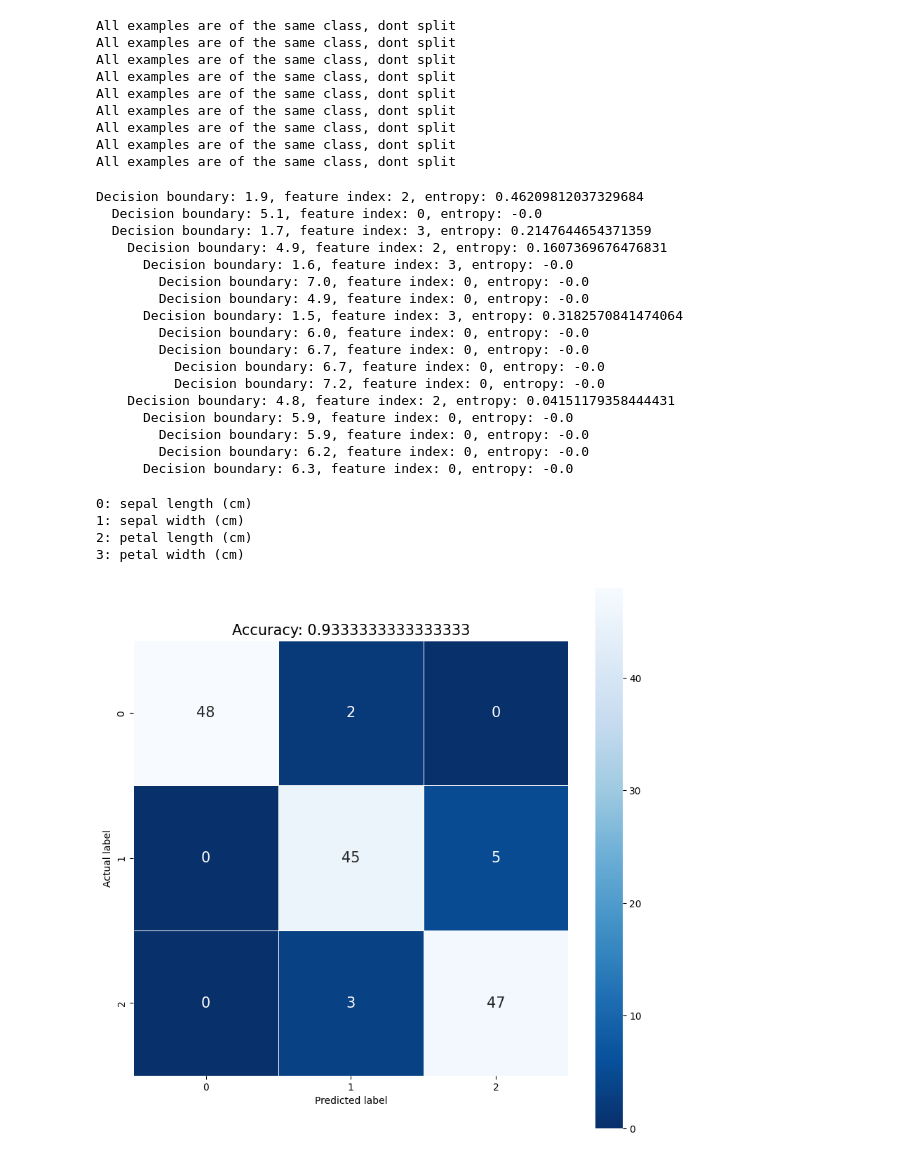
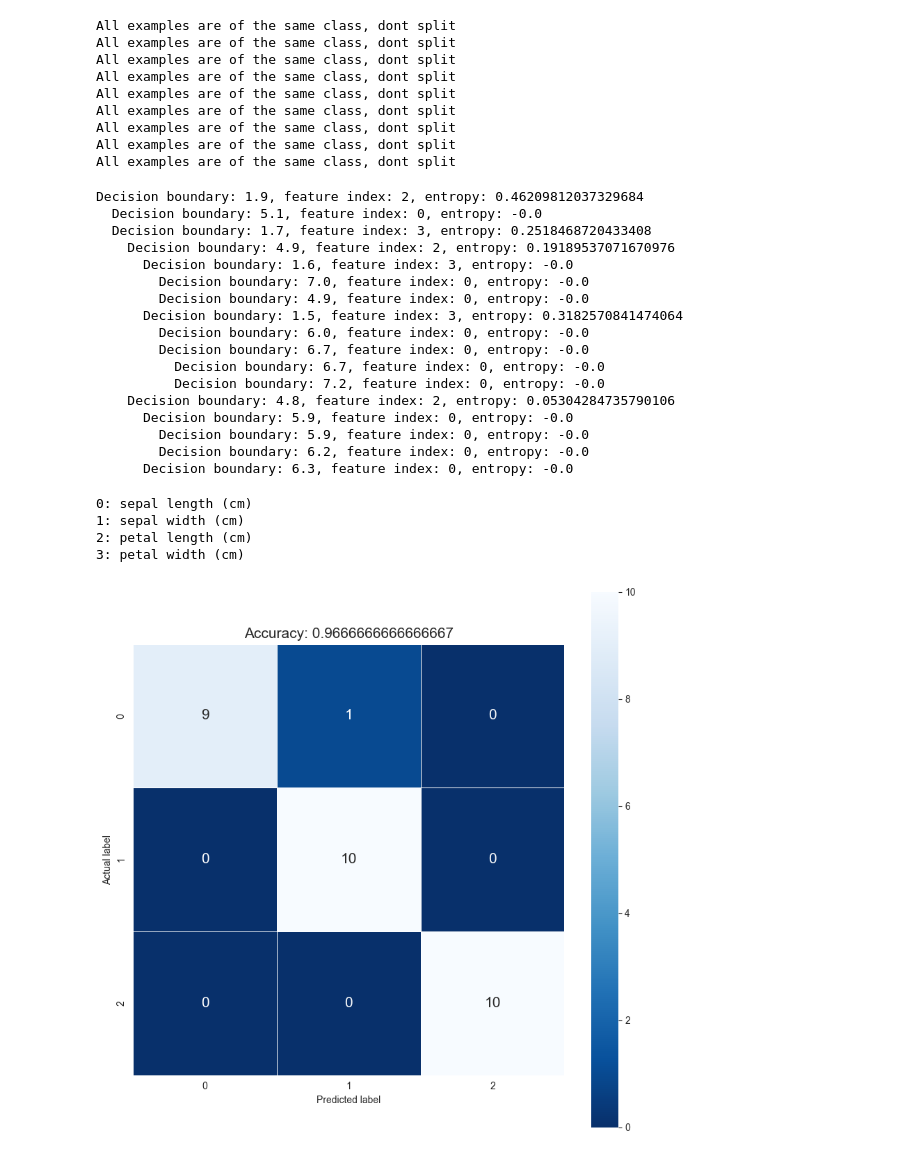
Before and after one commit to Oli2861/math, a Jupyter notebook: notebooks/ML/Binary Decision trees.ipynb, the cells around one changed output. Drawn from its saved outputs; the diff is of its cells as text; code cells hidden in the pictures.

Commit message:
added test/train split

```diff
--- a/notebooks/ML/Binary Decision trees.ipynb
+++ b/notebooks/ML/Binary Decision trees.ipynb
@@ -33,5 +33,37 @@ from sklearn.metrics import accuracy_score
 from sklearn.metrics import confusion_matrix
 # %%
 iris = datasets.load_iris()
-X_train = iris.data
-y_train = iris.target
+# Create balanced datasets for training and testing
+X_train = np.concatenate(
+    (
+        iris.data[0:40, :],
+        iris.data[50:90, :],
+        iris.data[100:140, :],
+    )
+)
+y_train = np.concatenate(
+    (
+        iris.target[0:40],
+        iris.target[50:90],
+        iris.target[100:140],
+    )
+)
+X_test = np.concatenate(
+    (
+        iris.data[40:50, :],
+        iris.data[90:100, :],
+        iris.data[140:150, :],
+    )
+)
+y_test = np.concatenate(
+    (
+        iris.target[40:50],
+        iris.target[90:100],
+        iris.target[140:150],
+    )
+)
+# Print value counts for each class
+print("Training set:")
+print(np.unique(y_train, return_counts=True))
+print("Test set:")
+print(np.unique(y_test, return_counts=True))
@@ -236,8 +273,8 @@ print_tree(decision_tree.root)
 # %% [output]
 Decision boundary: 1.9, feature index: 2, entropy: 0.46209812037329684
   Decision boundary: 5.1, feature index: 0, entropy: -0.0
-  Decision boundary: 1.7, feature index: 3, entropy: 0.2147644654371359
-    Decision boundary: 4.9, feature index: 2, entropy: 0.1607369676476831
+  Decision boundary: 1.7, feature index: 3, entropy: 0.2518468720433408
+    Decision boundary: 4.9, feature index: 2, entropy: 0.19189537071670976
       Decision boundary: 1.6, feature index: 3, entropy: -0.0
         Decision boundary: 7.0, feature index: 0, entropy: -0.0
         Decision boundary: 4.9, feature index: 0, entropy: -0.0
@@ -246,7 +283,7 @@ Decision boundary: 1.9, feature index: 2, entropy: 0.46209812037329684
         Decision boundary: 6.7, feature index: 0, entropy: -0.0
           Decision boundary: 6.7, feature index: 0, entropy: -0.0
           Decision boundary: 7.2, feature index: 0, entropy: -0.0
-    Decision boundary: 4.8, feature index: 2, entropy: 0.04151179358444431
+    Decision boundary: 4.8, feature index: 2, entropy: 0.05304284735790106
       Decision boundary: 5.9, feature index: 0, entropy: -0.0
         Decision boundary: 5.9, feature index: 0, entropy: -0.0
         Decision boundary: 6.2, feature index: 0, entropy: -0.0
@@ -260,15 +297,15 @@ for (index, feature_name) in enumerate(iris.feature_names):
 2: petal length (cm)
 3: petal width (cm)
 # %%
-preds = [decision_tree.predict(x) for x in X_train]
+preds = [decision_tree.predict(x) for x in X_test]
 
 # Plot confusion matrix
-cm = confusion_matrix(y_train, preds)
+cm = confusion_matrix(y_test, preds)
 plt.figure(figsize=(10, 10))
 sns.heatmap(cm, annot=True, fmt=".0f", linewidths=.5, square = True, cmap = 'Blues_r', annot_kws={"size": 15})
 plt.ylabel('Actual label')
 plt.xlabel('Predicted label')
-plt.title(f"Accuracy: {accuracy_score(y_train, preds)}", size = 15)
+plt.title(f"Accuracy: {accuracy_score(y_test, preds)}", size = 15)
 plt.show()
 # %% [output]
-[figure, old version]
+[figure, new version]
```
Also changed, not shown: parts of 2 cells of this notebook.
